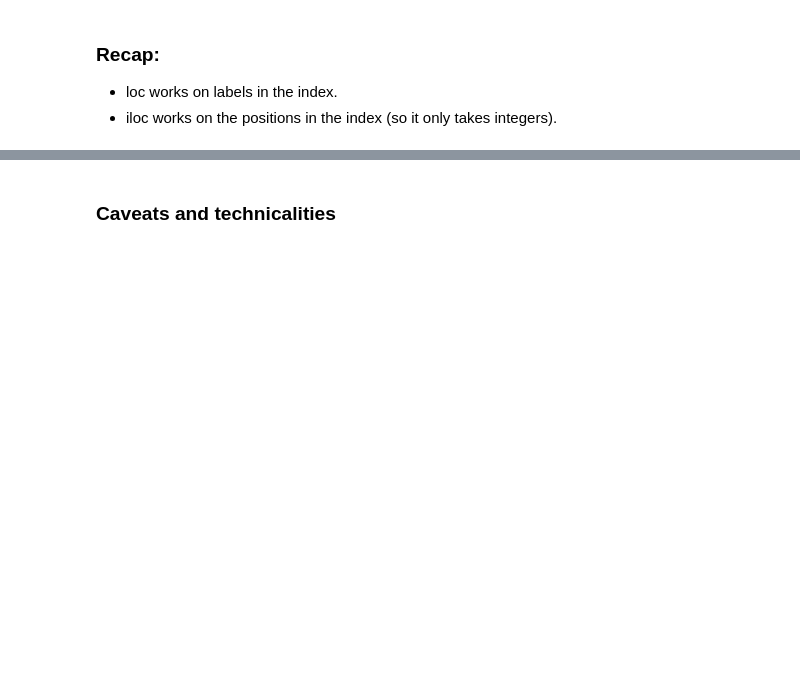
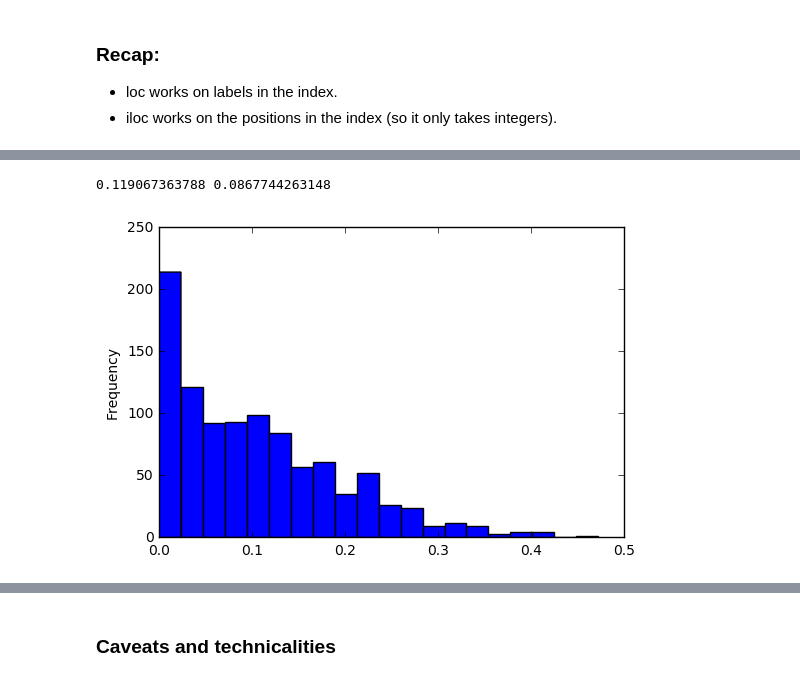
Before and after one commit to Python4AstronomersAndParticlePhysicists/PythonWorkshop-ICE, a Jupyter notebook: notebooks/06_01_pandas.ipynb, the cells around one changed output, grey strips where cells are left out. Cells and saved outputs as stored; diff of their text form; code cells hidden in the pictures; blank space fills up the shorter version.

```diff
--- a/notebooks/06_01_pandas.ipynb
+++ b/notebooks/06_01_pandas.ipynb
@@ -1196,0 +1130,6 @@ Ideas to get home:
+# %%
+galaxy_sample.loc[has_disk_mask, 'disk_length'] = np.fabs(
+                np.random.normal(
+                    0., scale=0.15, size=n_spiral
+                )
+            )
@@ -1196,0 +1153,5 @@ Ideas to get home:
+# %%
+# Minimum value for disk_length for spirals
+dl_min = 1.e-3;
+# %%
+disk_too_small_mask = has_disk_mask & (galaxy_sample['disk_length'] < dl_min)
@@ -1196,0 +1171,2 @@ Ideas to get home:
+# %%
+galaxy_sample.loc[disk_too_small_mask, 'disk_length'] = dl_min
@@ -1196,0 +1211,12 @@ Ideas to get home:
+# %%
+mean_dl = galaxy_sample[has_disk_mask]['disk_length'].mean()
+std_dl = galaxy_sample[has_disk_mask]['disk_length'].std()
+print mean_dl, std_dl
+# %% [output]
+0.119067363788 0.0867744263148
+# %%
+# FULL POPULATION
+galaxy_sample['disk_length'].plot.hist(bins=20)#, logy = True)
+plt.show()
+# %% [output]
+[figure, added]
```
Also changed, not shown: parts of 247 cells of this notebook.
